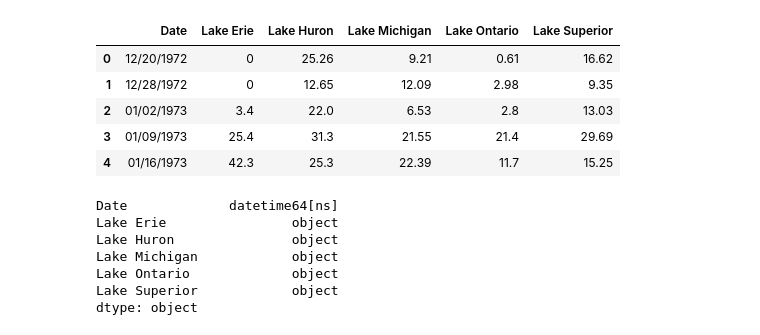
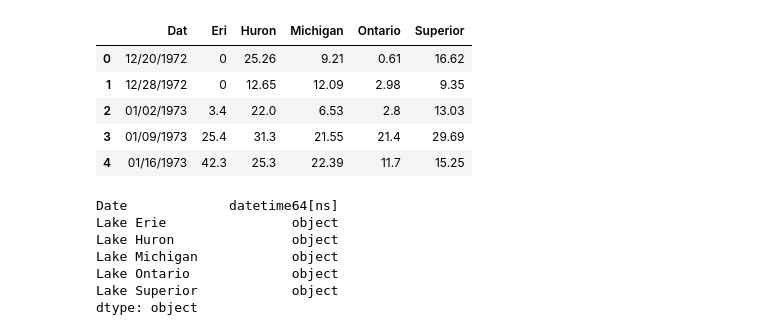
Before and after one commit to JansenKat/SMMBBGKJ-TTH-Prj1, a Jupyter notebook: notebooks/lake_ice.ipynb, the cells around one changed output. Drawn from its saved outputs; the diff is of its cells as text; code cells hidden in the pictures.

Commit message:
Rename columns, remove preceding 'Lake ' for consistency in other files.

```diff
--- a/notebooks/lake_ice.ipynb
+++ b/notebooks/lake_ice.ipynb
@@ -20,18 +21,19 @@ sources = []
 # %%
 for e in files:
     new_df = pd.read_csv(os.path.join(path,e))
     lake = new_df.columns[0].replace(':','')
     sources.append({'Lake':lake,
                    'Sources':new_df.iloc[0]})
     new_df.columns = ['Date',f'{lake}']
     new_df = new_df.drop([0,1])
     if len(df) == 0:
         df = new_df
     else:
         df = df.merge(new_df,how='outer',left_on='Date',right_on ='Date')
+df.columns = [x.strip('Lake ') for x in df.columns]
 df.head()
 # %% [output]
-|  | Date | Lake Erie | Lake Huron | Lake Michigan | Lake Ontario | Lake Superior |
+|  | Dat | Eri | Huron | Michigan | Ontario | Superior |
 | 0 | 12/20/1972 | 0 | 25.26 | 9.21 | 0.61 | 16.62 |
 | 1 | 12/28/1972 | 0 | 12.65 | 12.09 | 2.98 | 9.35 |
 | 2 | 01/02/1973 | 3.4 | 22.0 | 6.53 | 2.8 | 13.03 |
```
Also changed, not shown: parts of 1 cell of this notebook.
